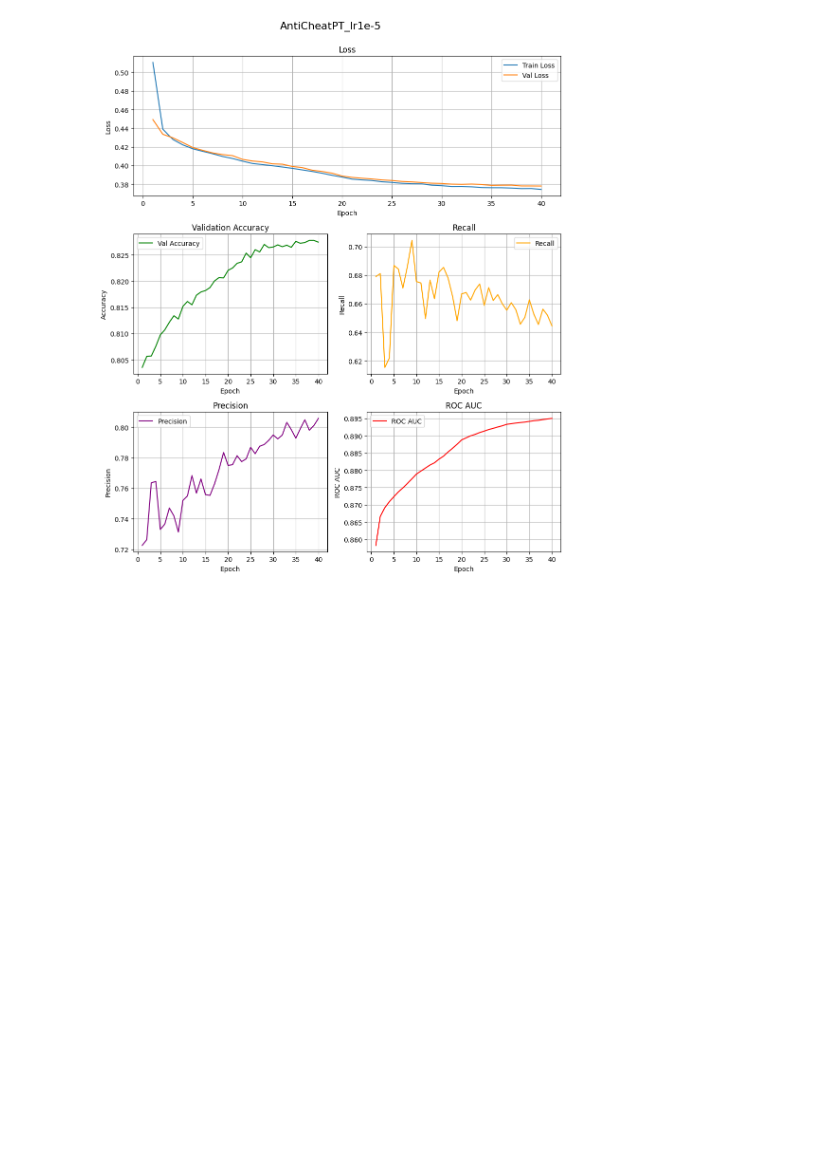
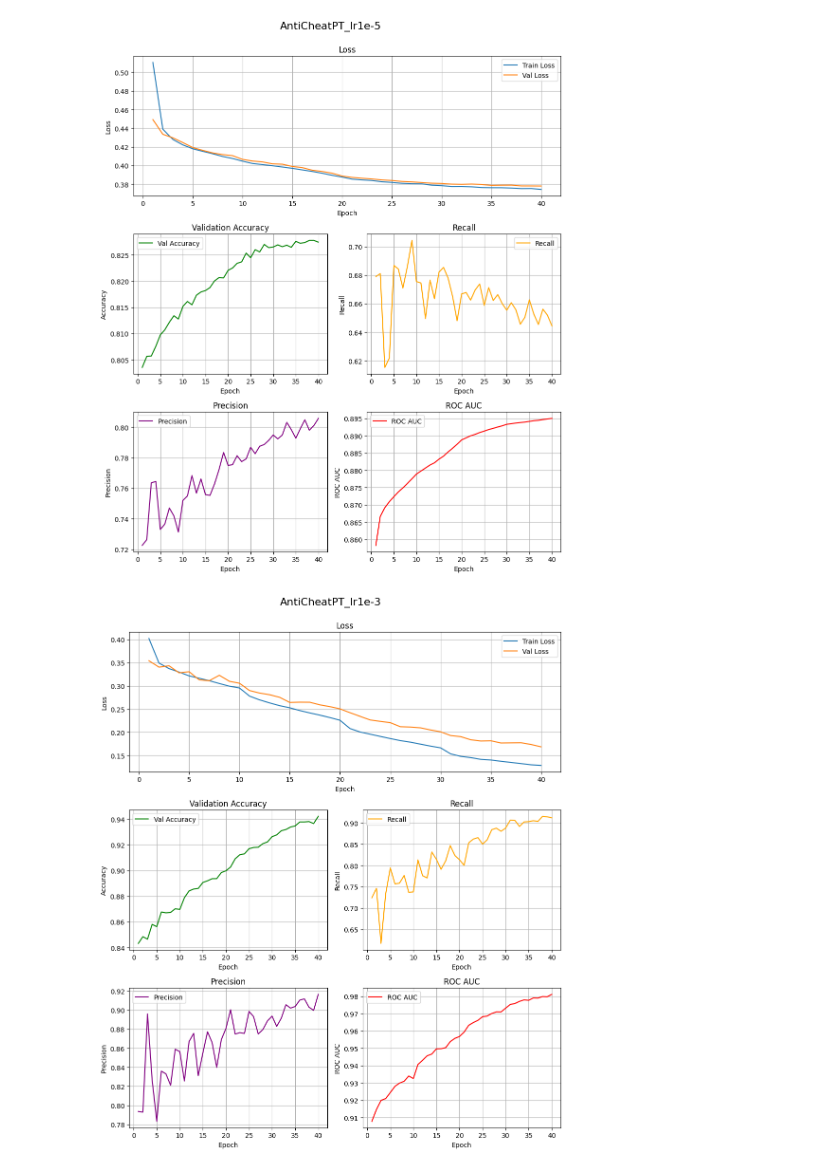
Before and after one commit to Pinkvinus/CS2_cheat_detection, a Jupyter notebook: Transformer/visualization/visualize_training.ipynb, the cells around one changed output. Drawn from its saved outputs; the diff is of its cells as text; code cells hidden in the pictures; blank space fills up the shorter version.

```diff
--- a/Transformer/visualization/visualize_training.ipynb
+++ b/Transformer/visualization/visualize_training.ipynb
@@ -5,30 +5,35 @@ import os
 import matplotlib.gridspec as gridspec
 from visualization_utils import load_training_checkpoint, plot_training_metrics
 # %%
-# checkpoint_path_512 = r"C:\Users\gluzk\source\repos\CS2_cheat_detection\Transformer\checkpoints\model_512_epoch_99.pth"
-# checkpoint_path_1024 = r"C:\Users\gluzk\source\repos\CS2_cheat_detection\Transformer\checkpoints\model_1024_epoch_99.pth"
-# checkpoint_path_1024_seed41 = r"C:\Users\gluzk\source\repos\CS2_cheat_detection\Transformer\checkpoints\model_1024_seed41_epoch_39.pth"
-# checkpoint_path_1024_seed43 = r"C:\Users\gluzk\source\repos\CS2_cheat_detection\Transformer\checkpoints\model_1024_seed43_epoch_39.pth"
-# checkpoint_path_1024_lr1e5 = r"C:\Users\gluzk\source\repos\CS2_cheat_detection\Transformer\checkpoints\model_1024_epoch_39_lr1e-5.pth"
-checkpoint_path_512 = r"C:\Users\Gert\repos\CS2_cheat_detection\Transformer\checkpoints\model_512_epoch_99.pth"
-checkpoint_path_1024 = r"C:\Users\Gert\repos\CS2_cheat_detection\Transformer\checkpoints\model_1024_epoch_99.pth"
-checkpoint_path_1024_seed41 = r"C:\Users\Gert\repos\CS2_cheat_detection\Transformer\checkpoints\model_1024_seed41_epoch_39.pth"
-checkpoint_path_1024_seed43 = r"C:\Users\Gert\repos\CS2_cheat_detection\Transformer\checkpoints\model_1024_seed43_epoch_39.pth"
-checkpoint_path_1024_lr1e5 = r"C:\Users\Gert\repos\CS2_cheat_detection\Transformer\checkpoints\model_1024_epoch_39_lr1e-5.pth"
+checkpoint_path_512 = r"C:\Users\gluzk\source\repos\CS2_cheat_detection\Transformer\checkpoints\model_512_epoch_99.pth"
+checkpoint_path_1024 = r"C:\Users\gluzk\source\repos\CS2_cheat_detection\Transformer\checkpoints\model_1024_epoch_99.pth"
+checkpoint_path_1024_seed41 = r"C:\Users\gluzk\source\repos\CS2_cheat_detection\Transformer\checkpoints\model_1024_seed41_epoch_39.pth"
+checkpoint_path_1024_seed43 = r"C:\Users\gluzk\source\repos\CS2_cheat_detection\Transformer\checkpoints\model_1024_seed43_epoch_39.pth"
+checkpoint_path_1024_lr1e5 = r"C:\Users\gluzk\source\repos\CS2_cheat_detection\Transformer\checkpoints\model_1024_epoch_39_lr1e-5.pth"
+checkpoint_path_1024_lr1e3 = r"C:\Users\gluzk\source\repos\CS2_cheat_detection\Transformer\checkpoints\model_1024_epoch_39_lr1e-3.pth"
+# checkpoint_path_512 = r"C:\Users\Gert\repos\CS2_cheat_detection\Transformer\checkpoints\model_512_epoch_99.pth"
+# checkpoint_path_1024 = r"C:\Users\Gert\repos\CS2_cheat_detection\Transformer\checkpoints\model_1024_epoch_99.pth"
+# checkpoint_path_1024_seed41 = r"C:\Users\Gert\repos\CS2_cheat_detection\Transformer\checkpoints\model_1024_seed41_epoch_39.pth"
+# checkpoint_path_1024_seed43 = r"C:\Users\Gert\repos\CS2_cheat_detection\Transformer\checkpoints\model_1024_seed43_epoch_39.pth"
+# checkpoint_path_1024_lr1e5 = r"C:\Users\Gert\repos\CS2_cheat_detection\Transformer\checkpoints\model_1024_epoch_39_lr1e-5.pth"
+# checkpoint_path_1024_lr1e3 = r"C:\Users\Gert\repos\CS2_cheat_detection\Transformer\checkpoints\model_1024_epoch_39_lr1e-3.pth"
 metrics_512 = load_training_checkpoint(checkpoint_path_512)
 metrics_1024 = load_training_checkpoint(checkpoint_path_1024)
 metrics_1024_seed43 = load_training_checkpoint(checkpoint_path_1024_seed43)
 metrics_1024_seed41 = load_training_checkpoint(checkpoint_path_1024_seed41)
 metrics_1024_lr1e5 = load_training_checkpoint(checkpoint_path_1024_lr1e5)
+metrics_1024_lr1e3 = load_training_checkpoint(checkpoint_path_1024_lr1e3)
 # %%
 plot_training_metrics(metrics_1024, "AntiCheatPT_1024")
 plot_training_metrics(metrics_512, "AntiCheatPT_512")
 plot_training_metrics(metrics_1024_seed41, "AntiCheatPT_Seed_41")
 plot_training_metrics(metrics_1024_seed43, "AntiCheatPT_Seed_43")
 plot_training_metrics(metrics_1024_lr1e5, "AntiCheatPT_lr1e-5")
+plot_training_metrics(metrics_1024_lr1e3, "AntiCheatPT_lr1e-3")
 # %% [output]
 [figure]
 [figure]
 [figure]
 [figure]
 [figure]
+[figure, added]
```
Also changed, not shown: 5 other files.
